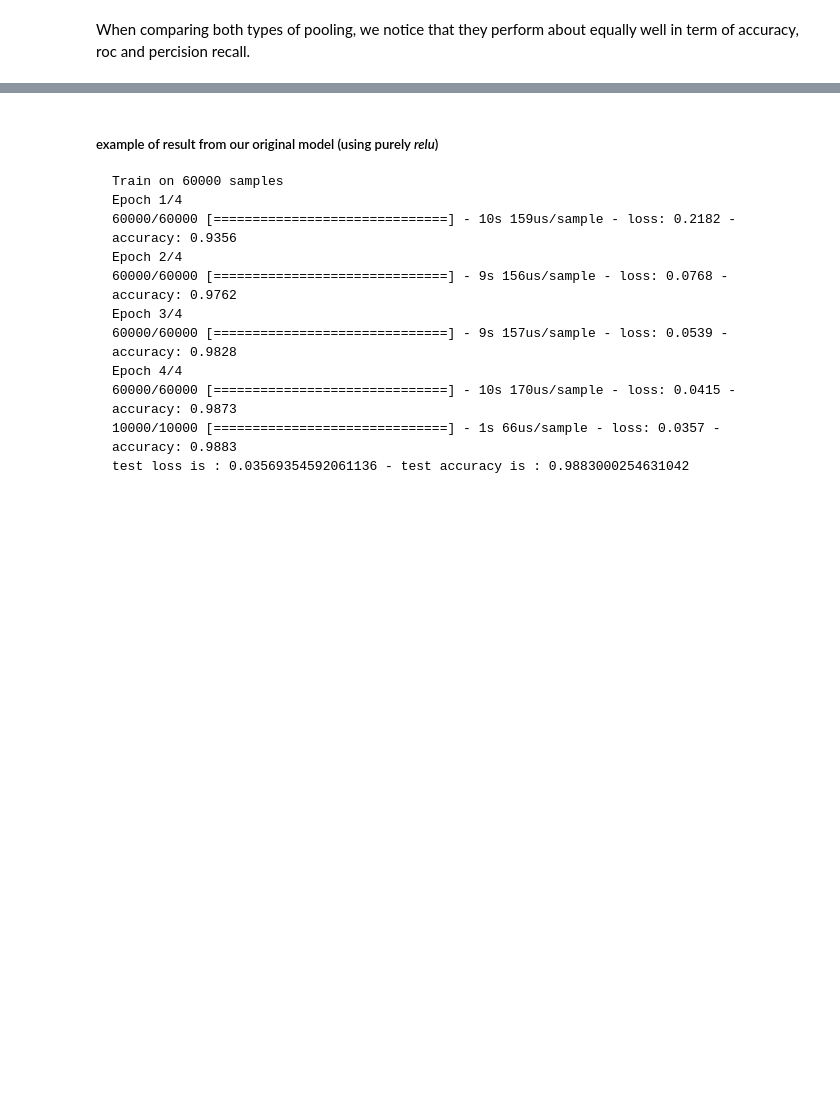
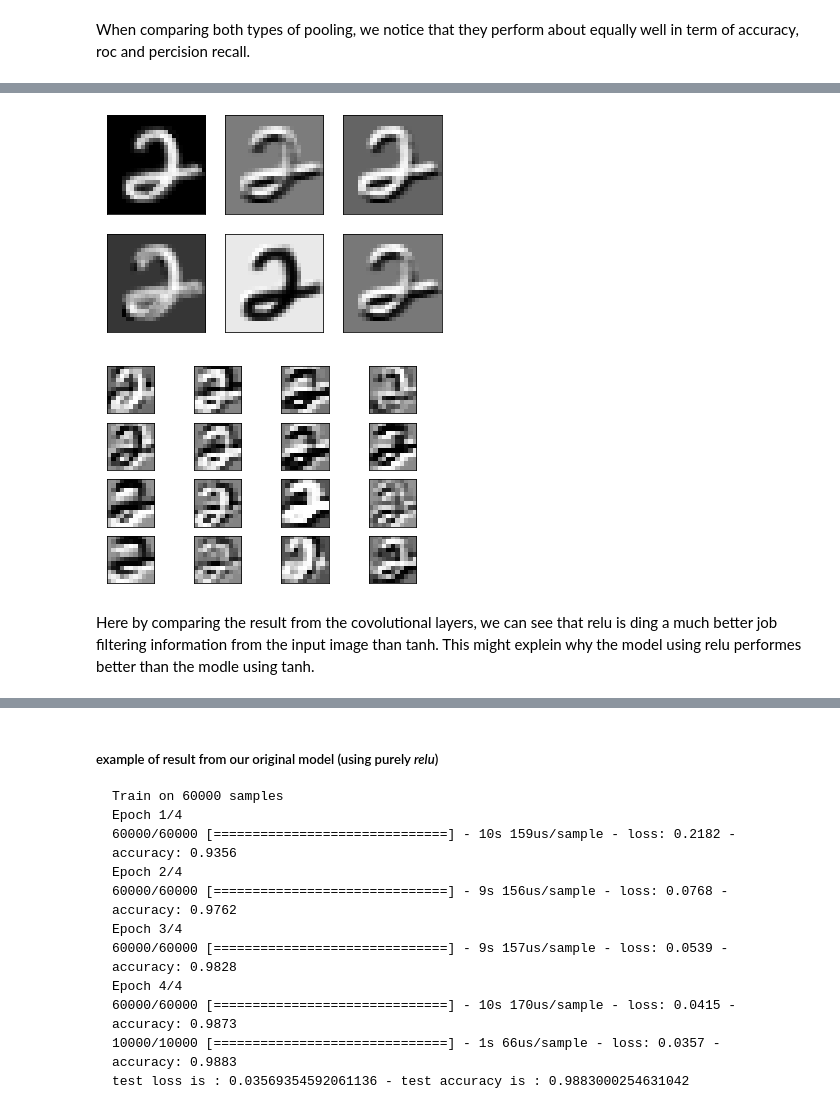
Before and after one commit to Adrieennn/CNN, a Jupyter notebook: NN.ipynb, the cells around one changed output, grey strips where cells are left out. Drawn from its saved outputs; the diff is of its cells as text; code cells hidden in the pictures; blank space fills up the shorter version.

```diff
--- a/NN.ipynb
+++ b/NN.ipynb
@@ -807,22 +873,22 @@ TANH is used in the original LeNet, but in general relu give us a better perform
 # %%
-#### On convolutional layers
-model2_tanh_cov1 = keras.Sequential([
-        layers.Conv2D(filters=6, kernel_size=(3, 3), activation='tanh', input_shape=(28,28,1)),
-        layers.AveragePooling2D(),
-        layers.Conv2D(filters=16, kernel_size=(3, 3), activation='tanh'),
-        layers.AveragePooling2D(),
-        layers.Flatten(),
-        layers.Dense(units=120, activation='relu'),
-        layers.Dense(units=84, activation='relu'),
-        layers.Dense(units=10, activation = 'softmax')
-    ])
-model2_tanh_cov1.compile(optimizer = "adam", loss = "sparse_categorical_crossentropy",
+inputs = layers.Input(shape = (28,28,1))
+cov1 = layers.Conv2D(filters=6, kernel_size=(3, 3), activation='tanh')(inputs)
+pooling1 = layers.AveragePooling2D()(cov1)
+cov2 = layers.Conv2D(filters=16, kernel_size=(3, 3), activation='tanh')(pooling1)
+pooling2 = layers.AveragePooling2D()(cov2)
+flat = layers.Flatten()(pooling2)
+dense1 = layers.Dense(units=120, activation='relu')(flat)
+dense2 = layers.Dense(units=84, activation='relu')(dense1)
+dense3 = layers.Dense(units=10, activation = 'softmax')(dense2)
+
+open_model1 = models.Model(inputs,dense3)
+
+open_model1_cov1=models.Model(inputs,cov1)
+open_model1_cov2=models.Model(inputs,cov2)
+
+open_model1.compile(optimizer = "adam", loss = "sparse_categorical_crossentropy",
                 metrics = ["accuracy"])
-
-
-model2_tanh_cov1.fit(x_train, y_train, epochs = 4)
-# Accuracy:
-accuracy(model2_tanh_cov1, x_test, y_test)
+open_model1.fit(x_train, y_train, epochs = 4)
 # %% [output]
 Train on 60000 samples
 Epoch 1/4
@@ -838,3 +906,18 @@ test loss is : 0.05662589471100364 - test accuracy is : 0.9811999797821045
+# %%
+result1 = open_model1_cov1.predict(x_train)
+result1 = result1[16]
+
+result2 = open_model1_cov2.predict(x_train)
+result2 = result2[16]
+# %%
+display_img_cov(2,3,result1)
+
+display_img_cov(4,4,result2)
+# %% [output]
+[figure, added]
+[figure, added]
+# %% [markdown]
+Here by comparing the result from the covolutional layers, we can see that relu is ding a much better job filtering information from the input image than tanh. This might explein why the model using relu performes better than the modle using tanh.
 # %%
 #### On dense layers
 model2_tanh_cov2 = keras.Sequential([
```
Also changed, not shown: parts of 15 cells of this notebook.
